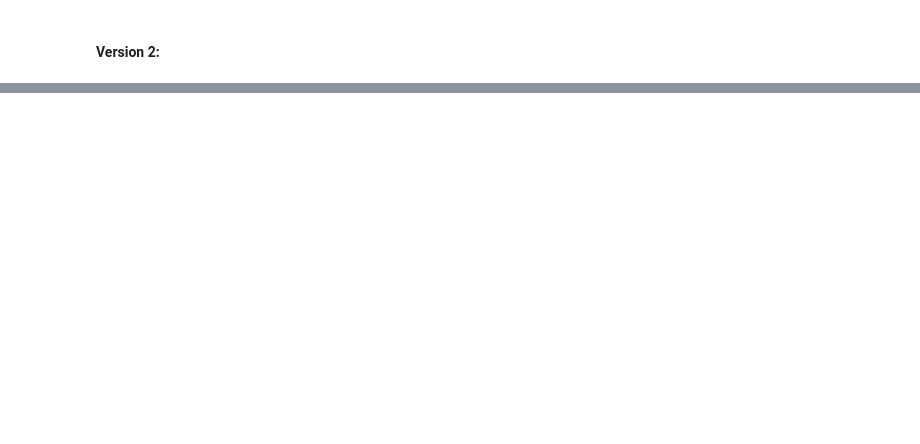
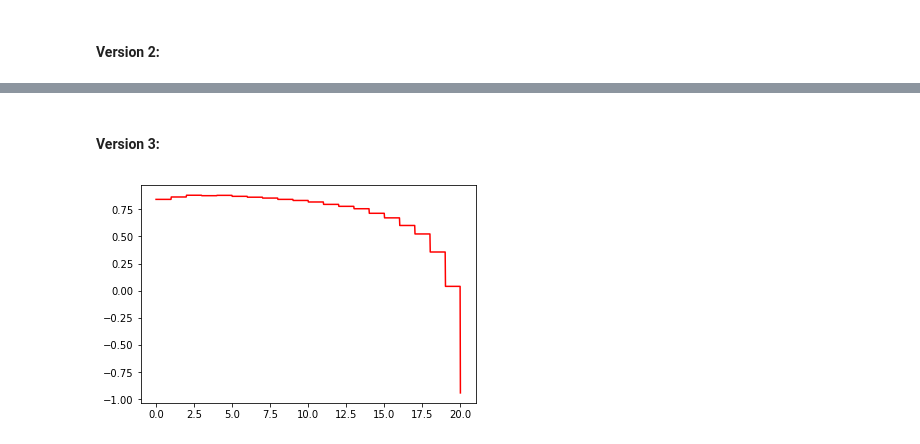
Before and after one commit to QuantEcon/ShenzhenWinterCamp, a Jupyter notebook: Homework/John/Group6-homework1.31.ipynb, the cells around one changed output, grey strips where cells are left out. Cells and saved outputs as stored; diff of their text form; code cells hidden in the pictures; blank space fills up the shorter version.

```diff
--- a/Homework/John/Group6-homework1.31.ipynb
+++ b/Homework/John/Group6-homework1.31.ipynb
@@ -108 +108,45 @@ print(f"The optimal value of s is {Y.index(max(Y))}")
 The optimal value of s is 3
+# %% [markdown]
+#### Version 3:
+# %%
+import numpy as np
+import matplotlib.pyplot as plt
+import numba
+
+p=0.5
+S=20
+s = np.linspace(0, 20, 1000)
+
+x=50
+z=1000
+c = 2
+
+eπ = np.empty(len(s))
+D = np.random.geometric(p, size=z-1) - 1
+X = np.empty(z)
+X[0] = x
+
+for i in range(len(s)):
+
+    h = np.empty(z-1)
+    π = np.empty(z-1)
+
+
+    for j, d in enumerate(D):
+        x = X[j]
+        if x <= s[i]:
+            I=1
+            X[j+1] = max(S - d, 0)
+
+        else:
+            I=0
+            X[j+1] = max(x - d, 0)
+        h[j] = x + (S - x ) * I
+        π[j] = min(h[j], d) - c * I
+    eπ[i] = np.mean(π)
+m=eπ
+
+plt.plot(s, m,'-r')
+plt.show()
+# %% [output]
+[figure, added]
```
Also changed, not shown: parts of 2 cells of this notebook.
